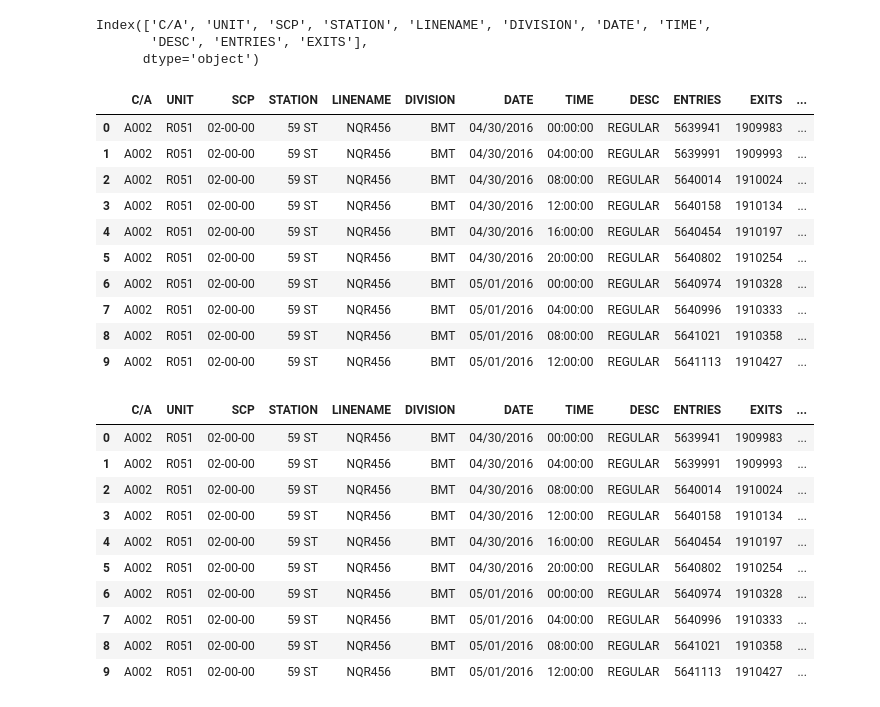
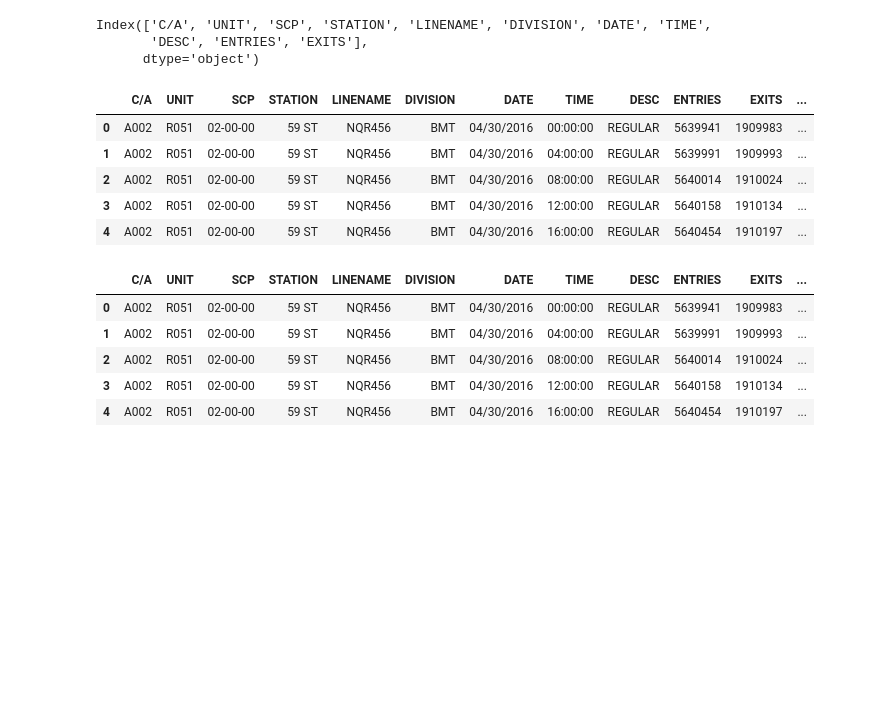
Before and after one commit to jtirtanata/proj1-mta, a Jupyter notebook: main.ipynb, the cells around one changed output. Saved outputs shown, nothing was run; the diff lists cells and outputs as text; code cells hidden in the pictures; blank space fills up the shorter version.

```diff
--- a/main.ipynb
+++ b/main.ipynb
@@ -47,26 +47,21 @@ Index(['C/A', 'UNIT', 'SCP', 'STATION', 'LINENAME', 'DIVISION', 'DATE', 'TIME',
       dtype='object')
 # %%
 df['DATETIME'] = pd.to_datetime(df.DATE + " " + df.TIME, format='%m/%d/%Y %H:%M:%S')
-df.head(10)
+df.head(5)
 # %% [output]
 |  | C/A | UNIT | SCP | STATION | LINENAME | DIVISION | DATE | TIME | DESC | ENTRIES | EXITS | ... |
 | 0 | A002 | R051 | 02-00-00 | 59 ST | NQR456 | BMT | 04/30/2016 | 00:00:00 | REGULAR | 5639941 | 1909983 | ... |
 | 1 | A002 | R051 | 02-00-00 | 59 ST | NQR456 | BMT | 04/30/2016 | 04:00:00 | REGULAR | 5639991 | 1909993 | ... |
 | 2 | A002 | R051 | 02-00-00 | 59 ST | NQR456 | BMT | 04/30/2016 | 08:00:00 | REGULAR | 5640014 | 1910024 | ... |
 | 3 | A002 | R051 | 02-00-00 | 59 ST | NQR456 | BMT | 04/30/2016 | 12:00:00 | REGULAR | 5640158 | 1910134 | ... |
 | 4 | A002 | R051 | 02-00-00 | 59 ST | NQR456 | BMT | 04/30/2016 | 16:00:00 | REGULAR | 5640454 | 1910197 | ... |
-| 5 | A002 | R051 | 02-00-00 | 59 ST | NQR456 | BMT | 04/30/2016 | 20:00:00 | REGULAR | 5640802 | 1910254 | ... |
-| 6 | A002 | R051 | 02-00-00 | 59 ST | NQR456 | BMT | 05/01/2016 | 00:00:00 | REGULAR | 5640974 | 1910328 | ... |
-| 7 | A002 | R051 | 02-00-00 | 59 ST | NQR456 | BMT | 05/01/2016 | 04:00:00 | REGULAR | 5640996 | 1910333 | ... |
-| 8 | A002 | R051 | 02-00-00 | 59 ST | NQR456 | BMT | 05/01/2016 | 08:00:00 | REGULAR | 5641021 | 1910358 | ... |
-| 9 | A002 | R051 | 02-00-00 | 59 ST | NQR456 | BMT | 05/01/2016 | 12:00:00 | REGULAR | 5641113 | 1910427 | ... |
 # %%
 # Make sure there are no duplicate entries
 df.drop_duplicates(subset=["C/A", "UNIT", "SCP", "STATION", "DATETIME"], inplace=True)
 # %%
 df[["PREV_DATETIME", "PREV_ENTRIES", "PREV_EXITS"]] = (df.groupby(["C/A", "UNIT", "SCP", "STATION"])["DATETIME", "ENTRIES", "EXITS"]
                                             .transform(lambda grp: grp.shift(1)))
-df.head(10)
+df.head(5)
 # %% [output]
 |  | C/A | UNIT | SCP | STATION | LINENAME | DIVISION | DATE | TIME | DESC | ENTRIES | EXITS | ... |
 | 0 | A002 | R051 | 02-00-00 | 59 ST | NQR456 | BMT | 04/30/2016 | 00:00:00 | REGULAR | 5639941 | 1909983 | ... |
@@ -74,10 +69,5 @@ df.head(10)
 | 2 | A002 | R051 | 02-00-00 | 59 ST | NQR456 | BMT | 04/30/2016 | 08:00:00 | REGULAR | 5640014 | 1910024 | ... |
 | 3 | A002 | R051 | 02-00-00 | 59 ST | NQR456 | BMT | 04/30/2016 | 12:00:00 | REGULAR | 5640158 | 1910134 | ... |
 | 4 | A002 | R051 | 02-00-00 | 59 ST | NQR456 | BMT | 04/30/2016 | 16:00:00 | REGULAR | 5640454 | 1910197 | ... |
-| 5 | A002 | R051 | 02-00-00 | 59 ST | NQR456 | BMT | 04/30/2016 | 20:00:00 | REGULAR | 5640802 | 1910254 | ... |
-| 6 | A002 | R051 | 02-00-00 | 59 ST | NQR456 | BMT | 05/01/2016 | 00:00:00 | REGULAR | 5640974 | 1910328 | ... |
-| 7 | A002 | R051 | 02-00-00 | 59 ST | NQR456 | BMT | 05/01/2016 | 04:00:00 | REGULAR | 5640996 | 1910333 | ... |
-| 8 | A002 | R051 | 02-00-00 | 59 ST | NQR456 | BMT | 05/01/2016 | 08:00:00 | REGULAR | 5641021 | 1910358 | ... |
-| 9 | A002 | R051 | 02-00-00 | 59 ST | NQR456 | BMT | 05/01/2016 | 12:00:00 | REGULAR | 5641113 | 1910427 | ... |
 # %%
 df.dropna(subset=["PREV_DATETIME"], axis=0, inplace=True)
```
Also changed, not shown: parts of 21 cells of this notebook.
